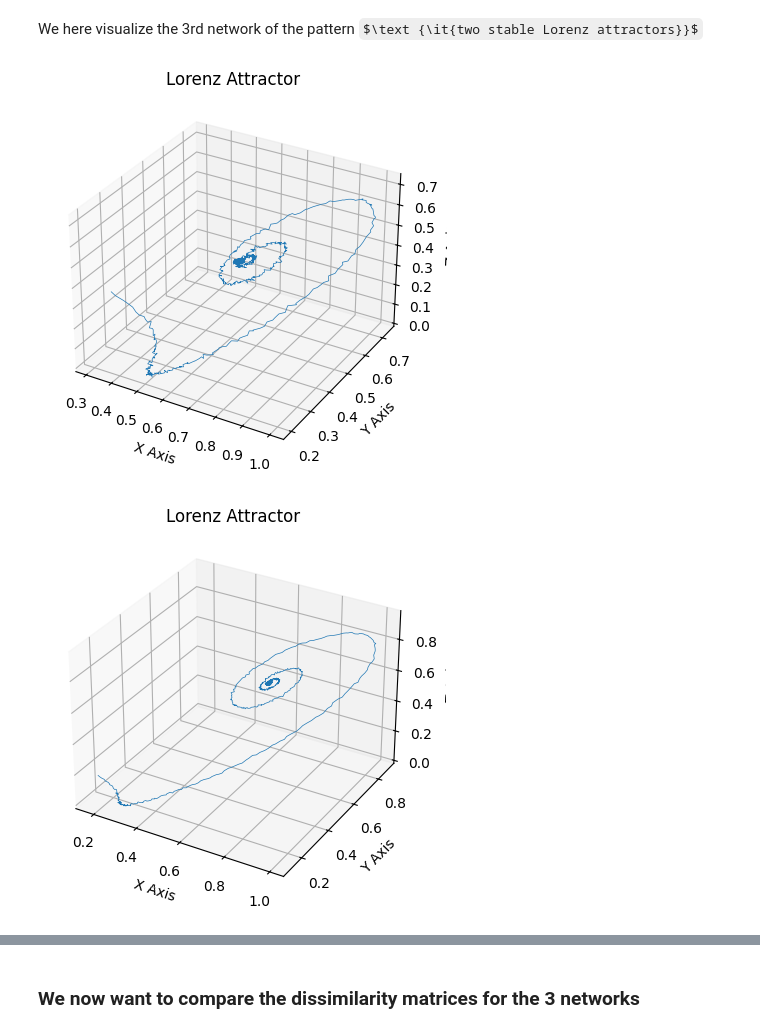
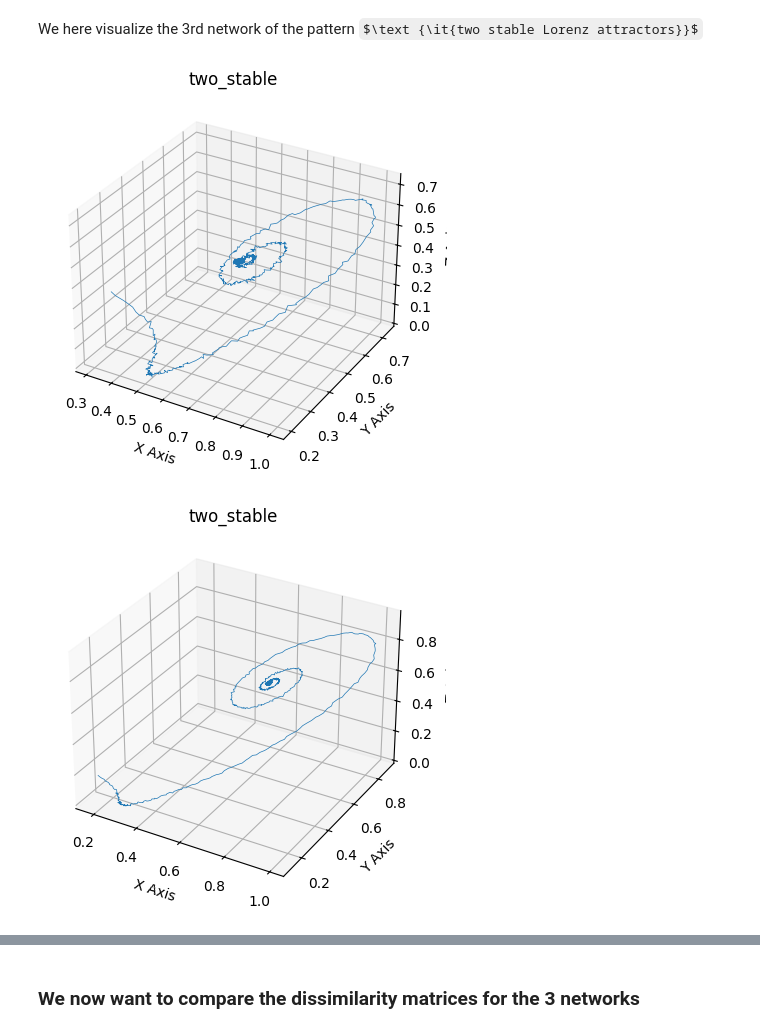
Before and after one commit to qglht/RepAL, a Jupyter notebook: notebooks/dsa_epochs.ipynb, the cells around one changed output, grey strips where cells are left out. Drawn from its saved outputs; the diff is of its cells as text; code cells hidden in the pictures; some formulas as TeX source.

```diff
--- a/notebooks/dsa_epochs.ipynb
+++ b/notebooks/dsa_epochs.ipynb
@@ -85,7 +85,7 @@ for pattern in simulations:
 We here visualize the 3rd network of the pattern $\text {\it{two stable Lorenz attractors}}$
 # %%
 # Visualize the simulations model 1
-visualize([simulations['two_stable'].perturbations_record['model3']['epoch1'][100], simulations['two_stable'].perturbations_record['model3']['epoch2'][100], simulations['curve'].perturbations_record['model3']['epoch3'][100]])
+visualize([simulations['two_stable'].perturbations_record['model3']['epoch1'][100], simulations['two_stable'].perturbations_record['model3']['epoch2'][100], simulations['curve'].perturbations_record['model3']['epoch3'][100]], "two_stable")
 # %% [output]
-[figure, old version]
+[figure, new version]
-[figure, old version]
+[figure, new version]
```
Also changed, not shown: parts of 1 cell of this notebook, 10 other files.
